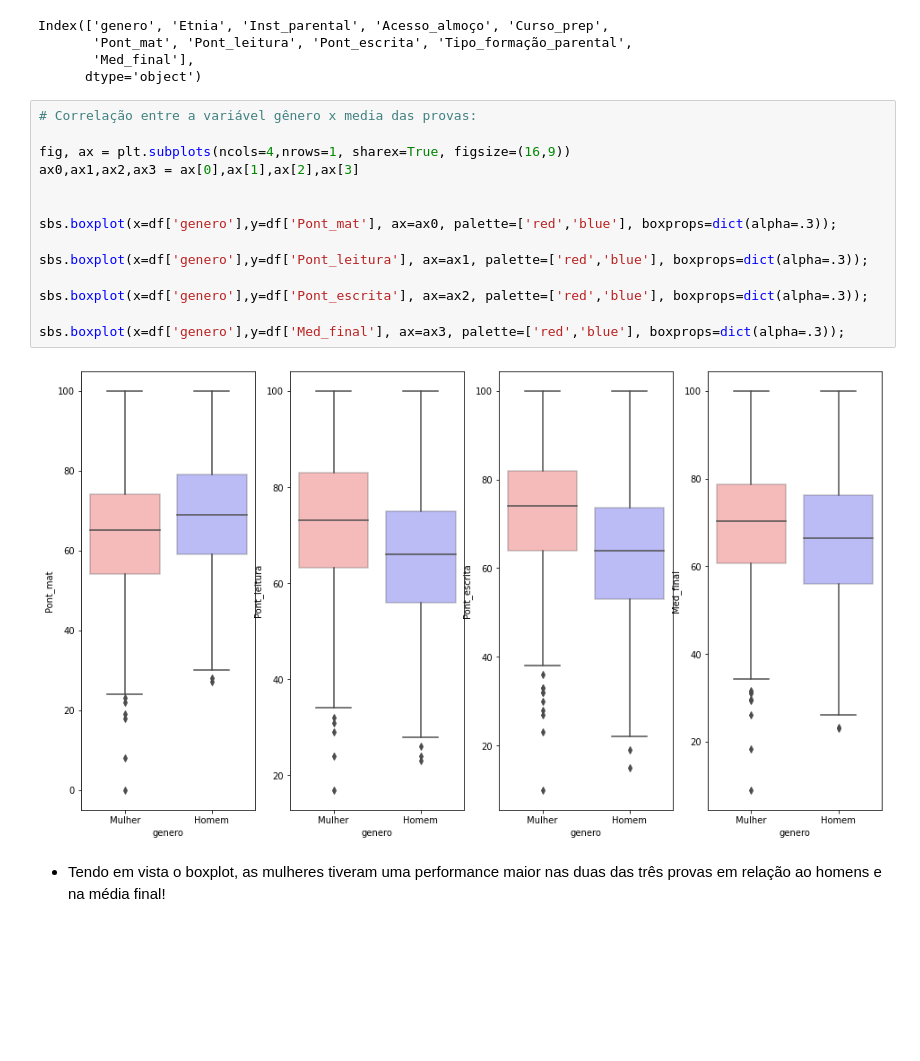
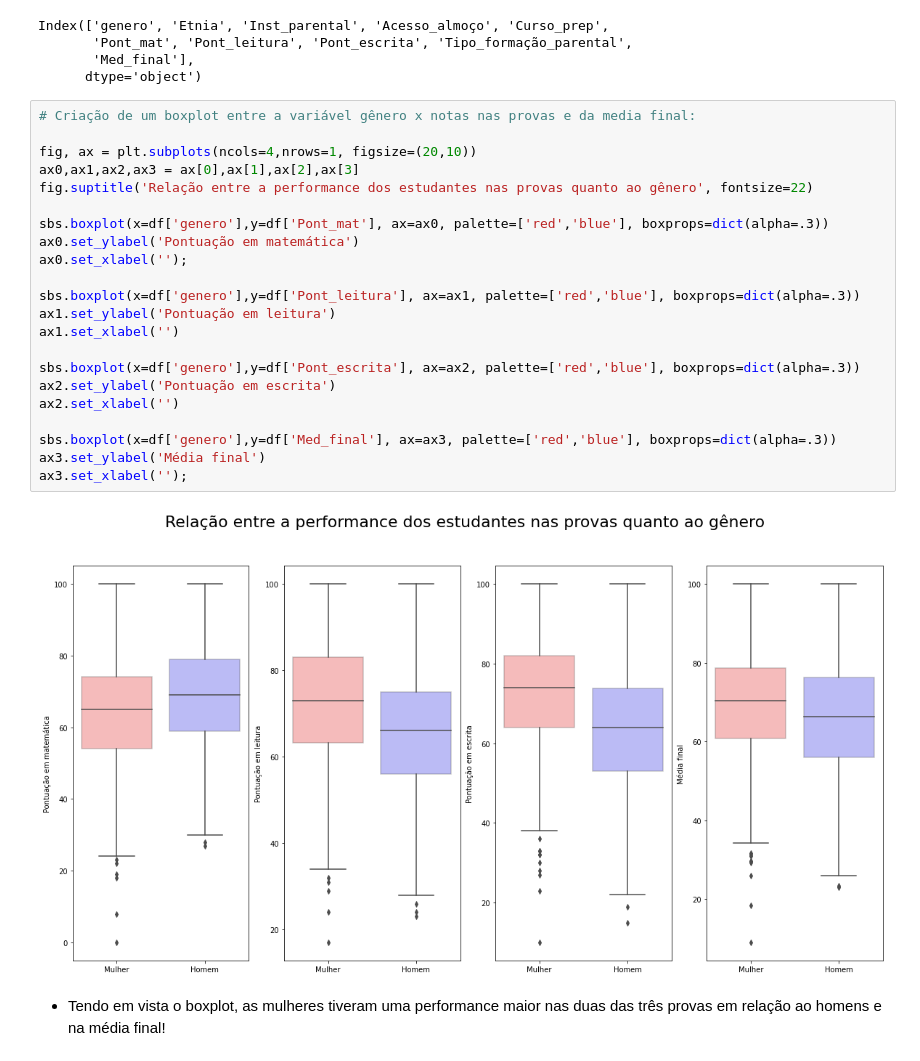
Before and after one commit to LucasJMFreire/projeto_Performance_Estudantes, a Jupyter notebook: Projeto_Performance_Estudantes.ipynb, the cells around one changed output. Cells and saved outputs as stored; diff of their text form; blank space fills up the shorter version.

```diff
--- a/Projeto_Performance_Estudantes.ipynb
+++ b/Projeto_Performance_Estudantes.ipynb
@@ -298,21 +298,29 @@ Index(['genero', 'Etnia', 'Inst_parental', 'Acesso_almoço', 'Curso_prep',
        'Med_final'],
       dtype='object')
 # %%
-# Correlação entre a variável gênero x media das provas:
+# Criação de um boxplot entre a variável gênero x notas nas provas e da media final:
 
-fig, ax = plt.subplots(ncols=4,nrows=1, sharex=True, figsize=(16,9))
+fig, ax = plt.subplots(ncols=4,nrows=1, figsize=(20,10))
 ax0,ax1,ax2,ax3 = ax[0],ax[1],ax[2],ax[3]
+fig.suptitle('Relação entre a performance dos estudantes nas provas quanto ao gênero', fontsize=22)
 
+sbs.boxplot(x=df['genero'],y=df['Pont_mat'], ax=ax0, palette=['red','blue'], boxprops=dict(alpha=.3))
+ax0.set_ylabel('Pontuação em matemática')
+ax0.set_xlabel('');
 
-sbs.boxplot(x=df['genero'],y=df['Pont_mat'], ax=ax0, palette=['red','blue'], boxprops=dict(alpha=.3));
+sbs.boxplot(x=df['genero'],y=df['Pont_leitura'], ax=ax1, palette=['red','blue'], boxprops=dict(alpha=.3))
+ax1.set_ylabel('Pontuação em leitura')
+ax1.set_xlabel('')
 
-sbs.boxplot(x=df['genero'],y=df['Pont_leitura'], ax=ax1, palette=['red','blue'], boxprops=dict(alpha=.3));
+sbs.boxplot(x=df['genero'],y=df['Pont_escrita'], ax=ax2, palette=['red','blue'], boxprops=dict(alpha=.3))
+ax2.set_ylabel('Pontuação em escrita')
+ax2.set_xlabel('')
 
-sbs.boxplot(x=df['genero'],y=df['Pont_escrita'], ax=ax2, palette=['red','blue'], boxprops=dict(alpha=.3));
-
-sbs.boxplot(x=df['genero'],y=df['Med_final'], ax=ax3, palette=['red','blue'], boxprops=dict(alpha=.3));
+sbs.boxplot(x=df['genero'],y=df['Med_final'], ax=ax3, palette=['red','blue'], boxprops=dict(alpha=.3))
+ax3.set_ylabel('Média final')
+ax3.set_xlabel('');
 # %% [output]
-[figure, old version]
+[figure, new version]
 # %% [markdown]
 - Tendo em vista o boxplot, as mulheres tiveram uma performance maior nas duas das três provas em relação ao homens e na média final!
 # %%
```
Also changed, not shown: parts of 8 cells of this notebook.
